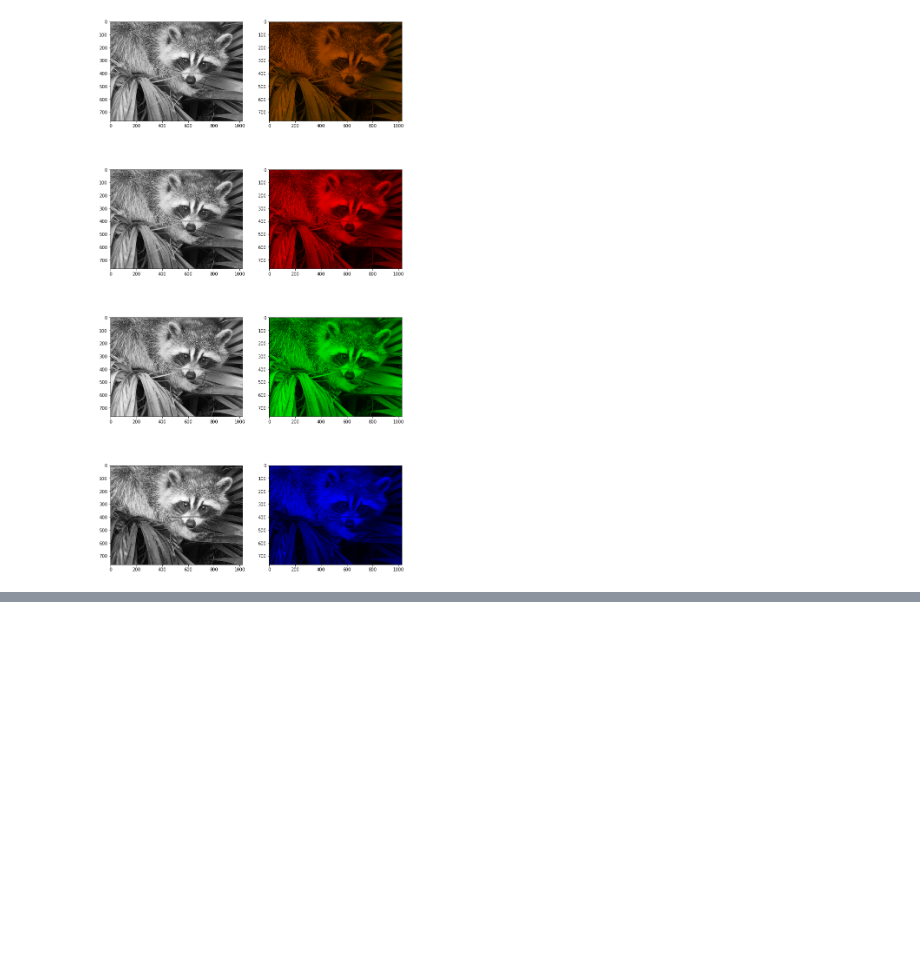
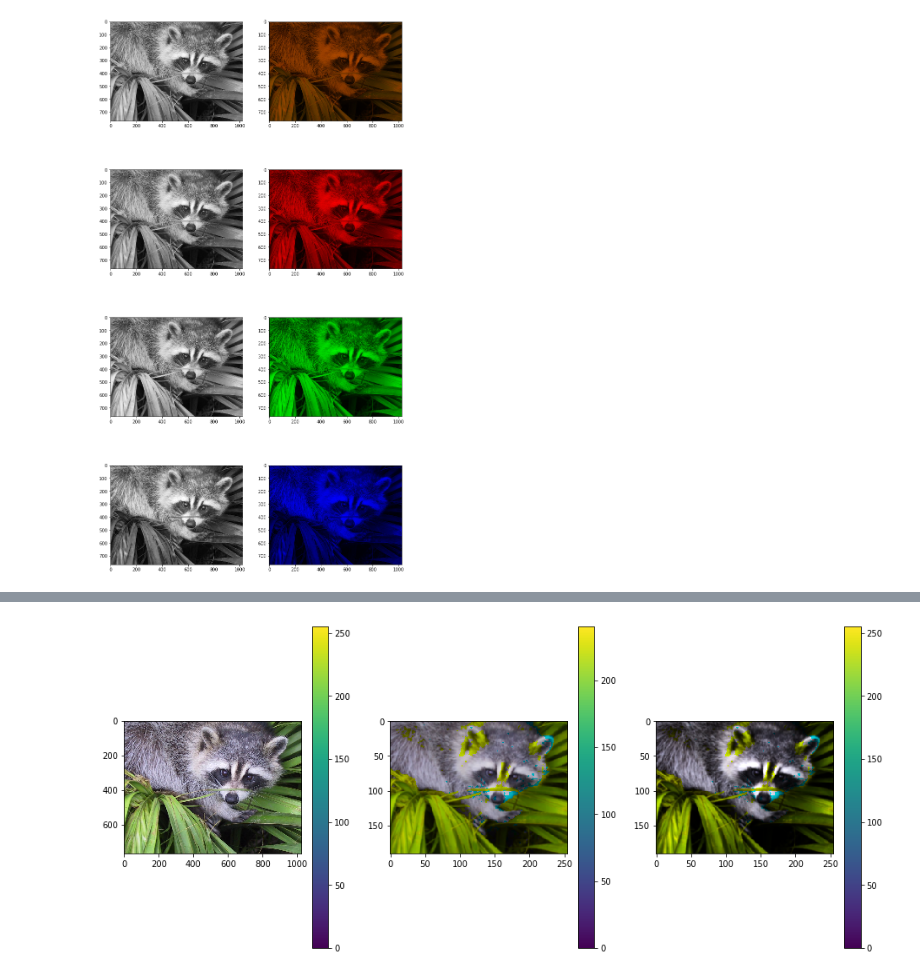
Before and after one commit to chanokin/convert_to_roc, a Jupyter notebook: color_encoding.ipynb, the cells around one changed output, grey strips where cells are left out. Drawn from its saved outputs; the diff is of its cells as text; code cells hidden in the pictures; blank space fills up the shorter version.

```diff
--- a/color_encoding.ipynb
+++ b/color_encoding.ipynb
@@ -178,0 +240,43 @@ yellow_out = bmy * (bmy < -0.05)
+# %%
+thr = 0.05
+
+rmg_out = rmg * (np.abs(rmg) > thr)
+bmy_out = bmy * (np.abs(bmy) > thr)
+
+a_out = bmy * (bmy > thr)
+b_out = -bmy * (bmy < -thr)
+c_out = rmg * (rmg > thr)
+d_out = -rmg * (rmg < -thr)
+# %%
+#WRED, WGREEN
+red_from_yellow = (b_out - d_out * WGREEN)/WRED
+green_from_yellow = (b_out - d_out * WRED)/WGREEN
+green_from_achromatic = (achromatic_gs - c_out * 0.299 - a_out * 0.114) / 0.587
+height, width = a_out.shape
+rec = np.zeros((height, width, 3))
+rec[:, :, RED] = (b_out - d_out * WGREEN)/WRED
+# rec[:, :, RED] = ((b_out + c_out) - d_out)
+rec[:, :, RED] = c_out +  (c_out == 0) * red_from_yellow
+# rec[:, :, GREEN] = d_out #+ green_from_yellow
+rec[:, :, GREEN] = d_out + (d_out == 0) * green_from_achromatic
+# rec[:, :, RED] = c_out + (c_out == 0) * red_from_yellow
+# rec[:, :, GREEN] = d_out + (d_out == 0) * green_from_yellow
+
+
+rec[:, :, BLUE] = a_out
+
+fig = plt.figure(figsize=(16, 7))
+ax = plt.subplot(1, 3, 1)
+im = plt.imshow(face.astype('int'))
+cb = plt.colorbar(im)
+
+ax = plt.subplot(1, 3, 2)
+im = plt.imshow((rec*50).astype('int'))
+cb = plt.colorbar(im)
+
+ax = plt.subplot(1, 3, 3)
+im = plt.imshow((15 * rec * achromatic_gs[:, :, np.newaxis]).astype('int'))
+cb = plt.colorbar(im)
+
+plt.show()
+# %% [output]
@@ -178,0 +285 @@ yellow_out = bmy * (bmy < -0.05)
+[figure, added]
```
Also changed, not shown: parts of 15 cells of this notebook.
